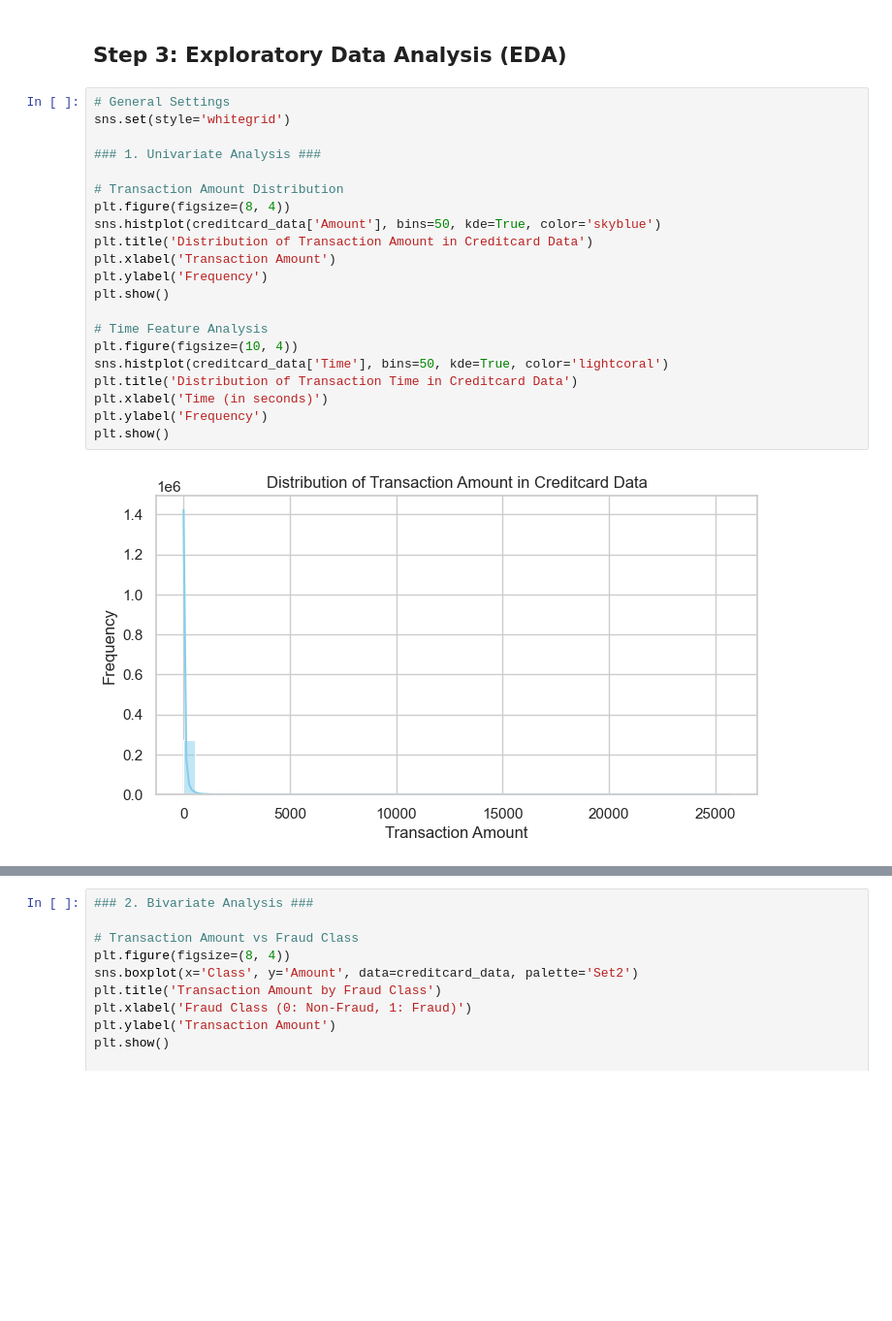
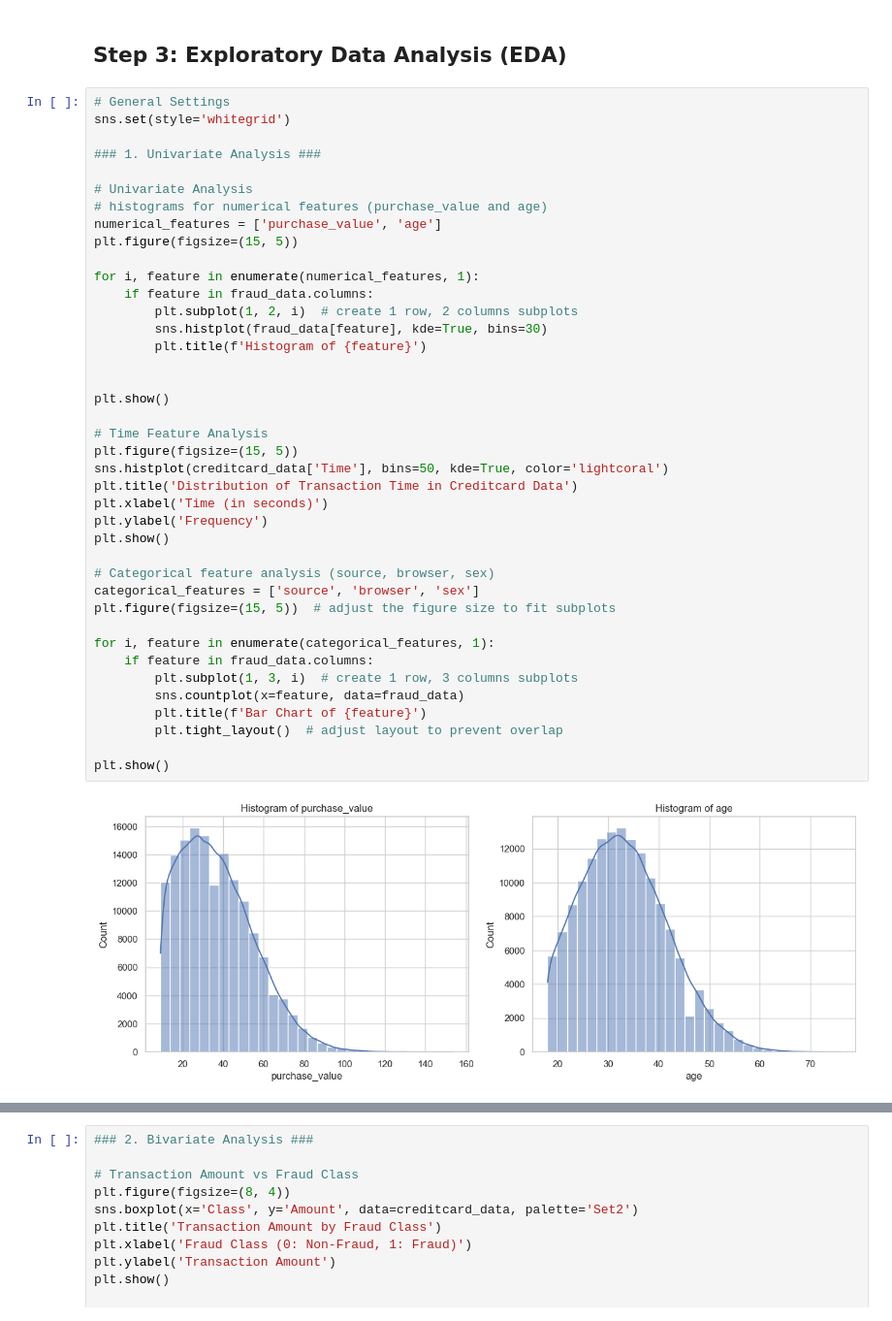
Before and after one commit to yohannestayez/Improved-detection-of-fraud-cases-for-e-commerce-and-bank-transactions, a Jupyter notebook: notebooks/Data_Analysis_and_Preprocessing.ipynb, the cells around one changed output, grey strips where cells are left out. Shown: that part at 97% size. Saved outputs shown, nothing was run; the diff lists cells and outputs as text; blank space fills up the shorter version.

```diff
--- a/notebooks/Data_Analysis_and_Preprocessing.ipynb
+++ b/notebooks/Data_Analysis_and_Preprocessing.ipynb
@@ -146,23 +146,42 @@ creditcard_data.drop_duplicates(inplace=True)
 # %%
 # General Settings
 sns.set(style='whitegrid')
 
 ### 1. Univariate Analysis ###
 
-# Transaction Amount Distribution
-plt.figure(figsize=(8, 4))
-sns.histplot(creditcard_data['Amount'], bins=50, kde=True, color='skyblue')
-plt.title('Distribution of Transaction Amount in Creditcard Data')
-plt.xlabel('Transaction Amount')
-plt.ylabel('Frequency')
+# Univariate Analysis
+# histograms for numerical features (purchase_value and age)
+numerical_features = ['purchase_value', 'age']
+plt.figure(figsize=(15, 5))
+
+for i, feature in enumerate(numerical_features, 1):
+    if feature in fraud_data.columns:
+        plt.subplot(1, 2, i)  # create 1 row, 2 columns subplots
+        sns.histplot(fraud_data[feature], kde=True, bins=30)
+        plt.title(f'Histogram of {feature}')
+
+
 plt.show()
 
 # Time Feature Analysis
-plt.figure(figsize=(10, 4))
+plt.figure(figsize=(15, 5))
 sns.histplot(creditcard_data['Time'], bins=50, kde=True, color='lightcoral')
 plt.title('Distribution of Transaction Time in Creditcard Data')
 plt.xlabel('Time (in seconds)')
 plt.ylabel('Frequency')
 plt.show()
+
+# Categorical feature analysis (source, browser, sex)
+categorical_features = ['source', 'browser', 'sex']
+plt.figure(figsize=(15, 5))  # adjust the figure size to fit subplots
+
+for i, feature in enumerate(categorical_features, 1):
+    if feature in fraud_data.columns:
+        plt.subplot(1, 3, i)  # create 1 row, 3 columns subplots
+        sns.countplot(x=feature, data=fraud_data)
+        plt.title(f'Bar Chart of {feature}')
+        plt.tight_layout()  # adjust layout to prevent overlap
+
+plt.show()
 # %% [output]
-[figure, old version]
+[figure, new version]
```
Also changed, not shown: parts of 2 cells of this notebook.
